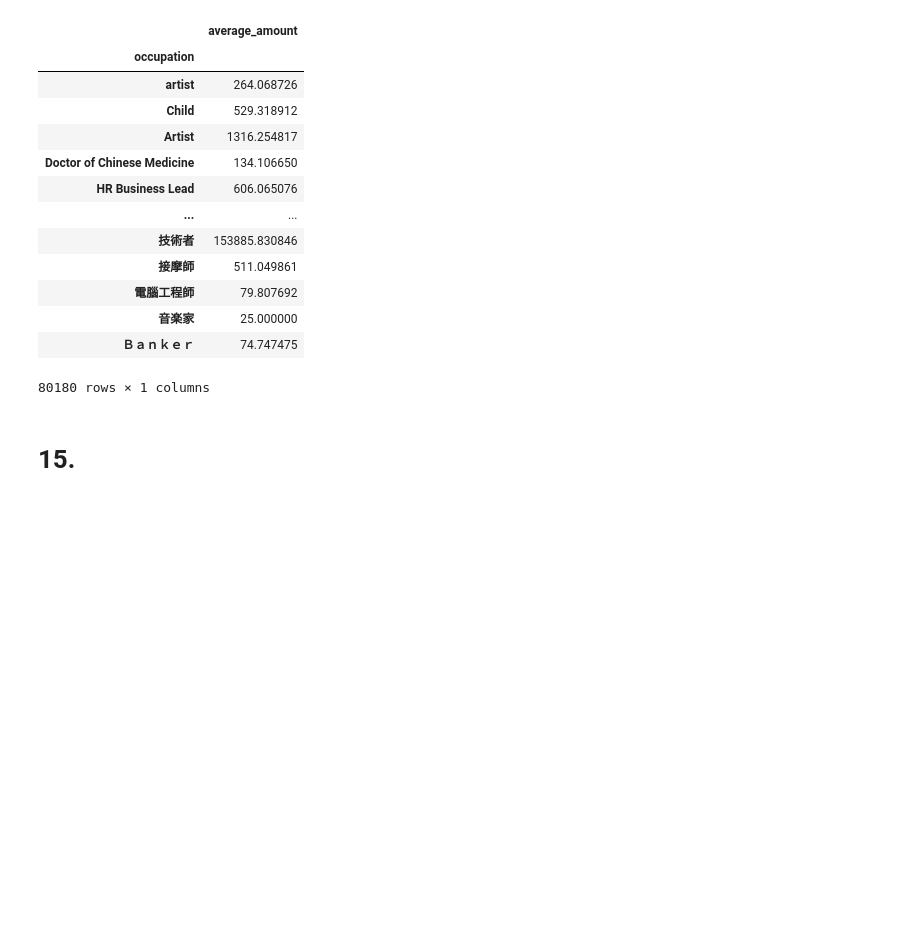
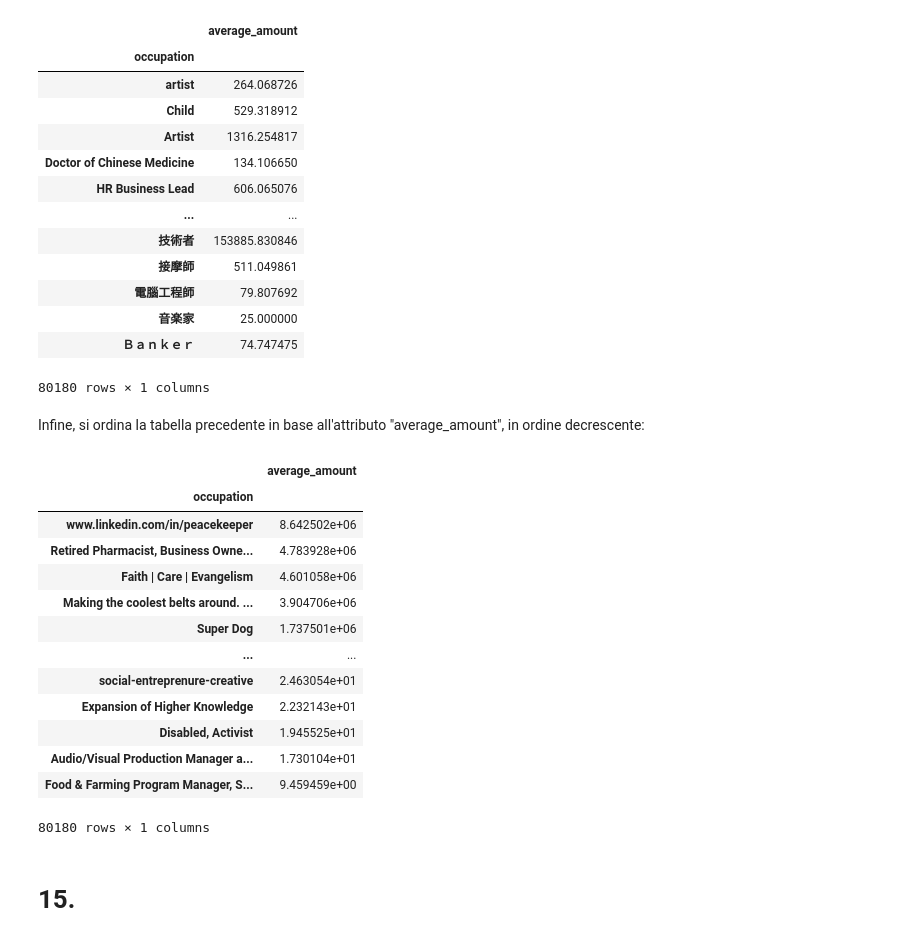
Before and after one commit to AleC28696/ProgettoFCS, a Jupyter notebook: Untitled.ipynb, the cells around one changed output. Cells and saved outputs as stored; diff of their text form; code cells hidden in the pictures; blank space fills up the shorter version.

```diff
--- a/Untitled.ipynb
+++ b/Untitled.ipynb
@@ -851,6 +851,26 @@ occupations
 | 音楽家 | 25.000000 |
 | Ｂａｎｋｅｒ | 74.747475 |
 80180 rows × 1 columns
+# %% [markdown]
+Infine, si ordina la tabella precedente in base all'attributo "average_amount", in ordine decrescente:
+# %%
+occupations = occupations.sort_values('average_amount', ascending = False)
+occupations
+# %% [output]
+|  | average_amount |
+| occupation |  |
+| www.linkedin.com/in/peacekeeper | 8.642502e+06 |
+| Retired Pharmacist, Business Owne... | 4.783928e+06 |
+| Faith | Care | Evangelism | 4.601058e+06 |
+| Making the coolest belts around. ... | 3.904706e+06 |
+| Super Dog | 1.737501e+06 |
+| ... | ... |
+| social-entreprenure-creative | 2.463054e+01 |
+| Expansion of Higher Knowledge | 2.232143e+01 |
+| Disabled, Activist | 1.945525e+01 |
+| Audio/Visual Production Manager a... | 1.730104e+01 |
+| Food & Farming Program Manager, S... | 9.459459e+00 |
+80180 rows × 1 columns
 # %% [markdown]
 # 15.
 # %% [markdown]
```
Also changed, not shown: parts of 2 cells of this notebook.
